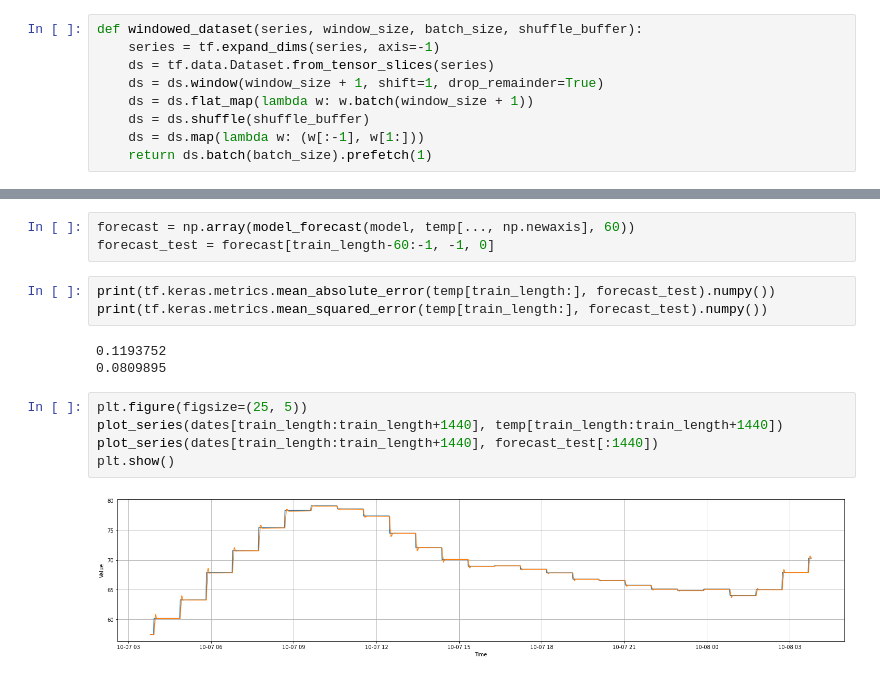
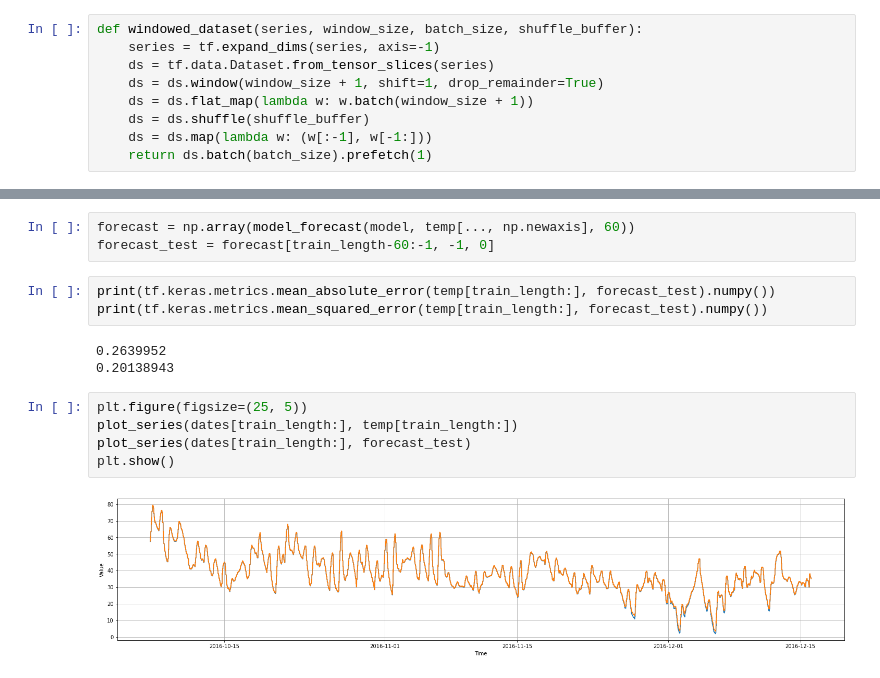
Before and after one commit to aemiralfath/BPML-Dicoding, a Jupyter notebook: submission2.ipynb, the cells around one changed output, grey strips where cells are left out. Drawn from its saved outputs; the diff is of its cells as text.

```diff
--- a/submission2.ipynb
+++ b/submission2.ipynb
@@ -182,7 +182,7 @@ def windowed_dataset(series, window_size, batch_size, shuffle_buffer):
     ds = ds.window(window_size + 1, shift=1, drop_remainder=True)
     ds = ds.flat_map(lambda w: w.batch(window_size + 1))
     ds = ds.shuffle(shuffle_buffer)
-    ds = ds.map(lambda w: (w[:-1], w[1:]))
+    ds = ds.map(lambda w: (w[:-1], w[-1:]))
     return ds.batch(batch_size).prefetch(1)
 # %%
 total_size = len(df_clean)
@@ -284,12 +286,12 @@ forecast_test = forecast[train_length-60:-1, -1, 0]
 print(tf.keras.metrics.mean_absolute_error(temp[train_length:], forecast_test).numpy())
 print(tf.keras.metrics.mean_squared_error(temp[train_length:], forecast_test).numpy())
 # %% [output]
-0.1193752
-0.0809895
+0.2639952
+0.20138943
 # %%
 plt.figure(figsize=(25, 5))
-plot_series(dates[train_length:train_length+1440], temp[train_length:train_length+1440])
-plot_series(dates[train_length:train_length+1440], forecast_test[:1440])
+plot_series(dates[train_length:], temp[train_length:])
+plot_series(dates[train_length:], forecast_test)
 plt.show()
 # %% [output]
-[figure, old version]
+[figure, new version]
```
Also changed, not shown: parts of 4 cells of this notebook.
